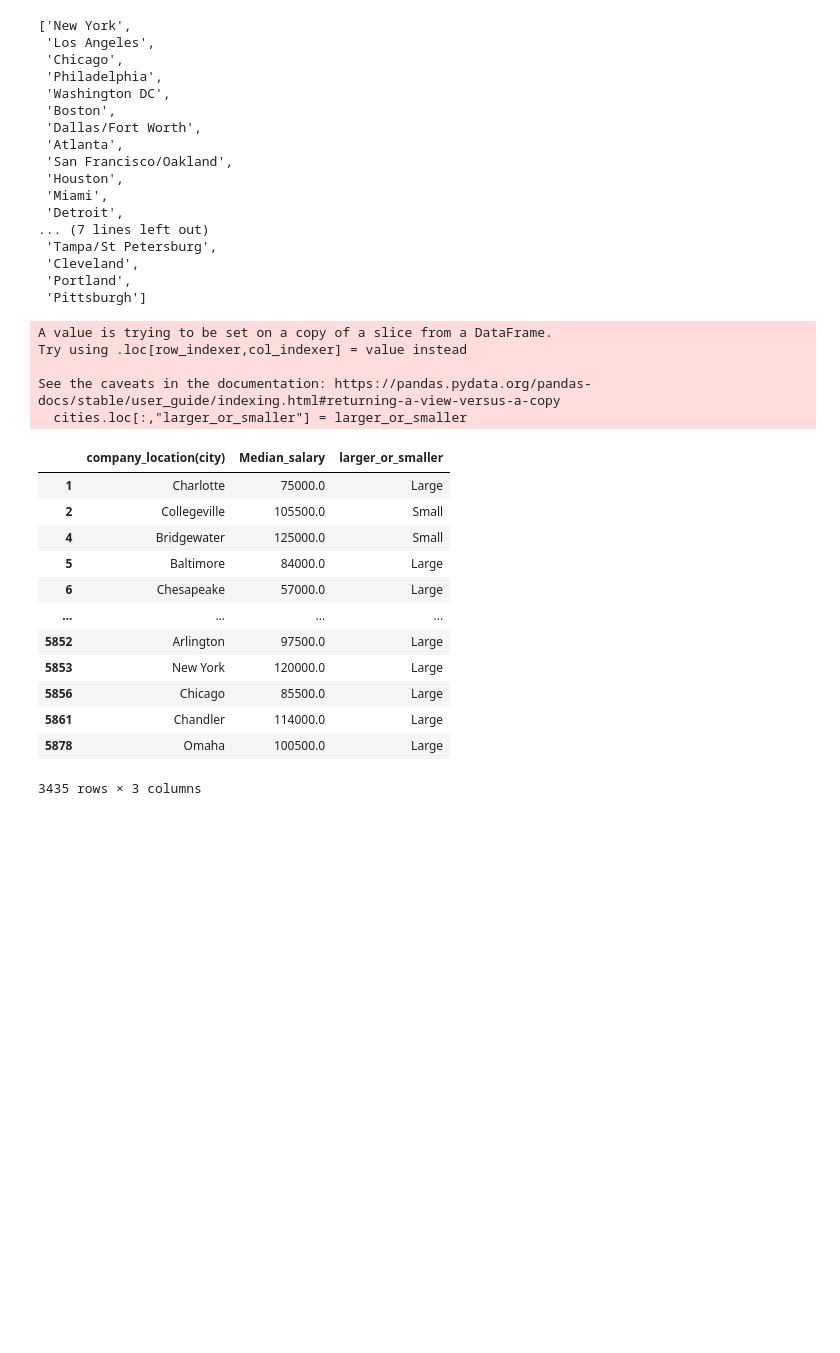
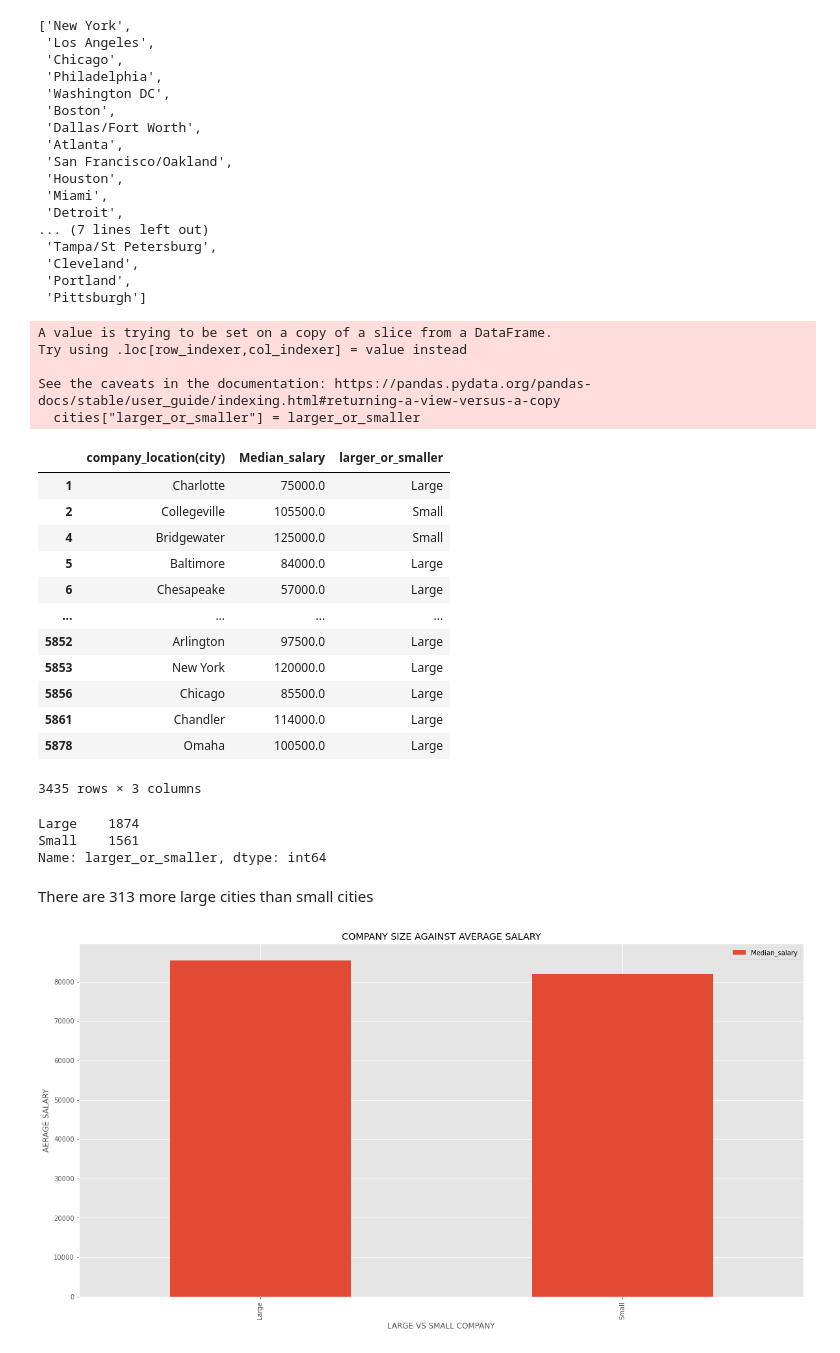
Before and after one commit to Derrick-Mulwa/SimplyHired-Job-Salary-Analysis, a Jupyter notebook: main.ipynb, the cells around one changed output. Drawn from its saved outputs; the diff is of its cells as text; code cells hidden in the pictures; blank space fills up the shorter version.

```diff
--- a/main.ipynb
+++ b/main.ipynb
@@ -674,14 +677,14 @@ for city in df_cities:
     else:
         larger_or_smaller.append("Small")
 # %%
-cities.loc[:,"larger_or_smaller"] = larger_or_smaller
+cities["larger_or_smaller"] = larger_or_smaller
 cities
 # %% [output]
 A value is trying to be set on a copy of a slice from a DataFrame.
 Try using .loc[row_indexer,col_indexer] = value instead
 
 See the caveats in the documentation: https://pandas.pydata.org/pandas-docs/stable/user_guide/indexing.html#returning-a-view-versus-a-copy
-  cities.loc[:,"larger_or_smaller"] = larger_or_smaller
+  cities["larger_or_smaller"] = larger_or_smaller
 |  | company_location(city) | Median_salary | larger_or_smaller |
 | 1 | Charlotte | 75000.0 | Large |
 | 2 | Collegeville | 105500.0 | Small |
@@ -695,3 +698,18 @@ See the caveats in the documentation: https://pandas.pydata.org/pandas-docs/stab
 | 5861 | Chandler | 114000.0 | Large |
 | 5878 | Omaha | 100500.0 | Large |
 3435 rows × 3 columns
+# %%
+cities.larger_or_smaller.value_counts()
+# %% [output]
+Large    1874
+Small    1561
+Name: larger_or_smaller, dtype: int64
+# %% [markdown]
+There are 313 more large cities than small cities
+# %%
+graph = cities.groupby("larger_or_smaller").mean().plot(kind="bar", figsize = (20,10));
+graph.set_xlabel("LARGE VS SMALL COMPANY");
+graph.set_ylabel("AERAGE SALARY");
+graph.set_title("COMPANY SIZE AGAINST AVERAGE SALARY");
+# %% [output]
+[figure, added]
```
Also changed, not shown: parts of 12 cells of this notebook.
